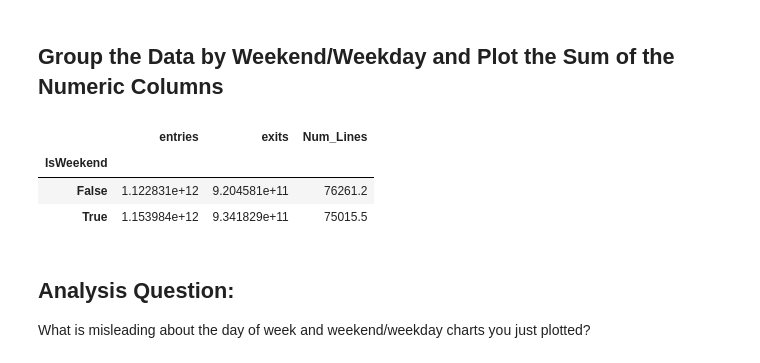
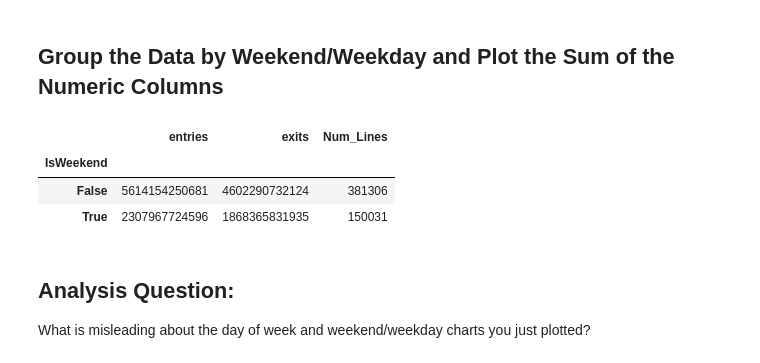
Before and after one commit to yuwenwang169/dsc-pandas-series-and-dataframes-lab-hsbc-ds-081319, a Jupyter notebook: index.ipynb, the cells around one changed output. Cells and saved outputs as stored; diff of their text form; code cells hidden in the pictures.

```diff
--- a/index.ipynb
+++ b/index.ipynb
@@ -127,14 +127,14 @@ grouped = grouped.reset_index()
 # %%
 grouped['IsWeekend'] = grouped.dayofweek.map({'Monday':False,'Tuesday':False,'Wednesday':False,'Thursday':False,'Friday':False,'Sunday':True,'Saturday':True})
 
-#wkend = grouped.groupby('IsWeekend').mean()
+wkend = grouped.groupby('IsWeekend').sum()
 wkend.head()
 #wkend[['ENTRIES'.lower(), 'EXITS'.lower()]].plot(kind='barh')
 # %% [output]
 |  | entries | exits | Num_Lines |
 | IsWeekend |  |  |  |
-| False | 1.122831e+12 | 9.204581e+11 | 76261.2 |
-| True | 1.153984e+12 | 9.341829e+11 | 75015.5 |
+| False | 5614154250681 | 4602290732124 | 381306 |
+| True | 2307967724596 | 1868365831935 | 150031 |
 # %% [markdown]
 ## Analysis Question:
 
```
